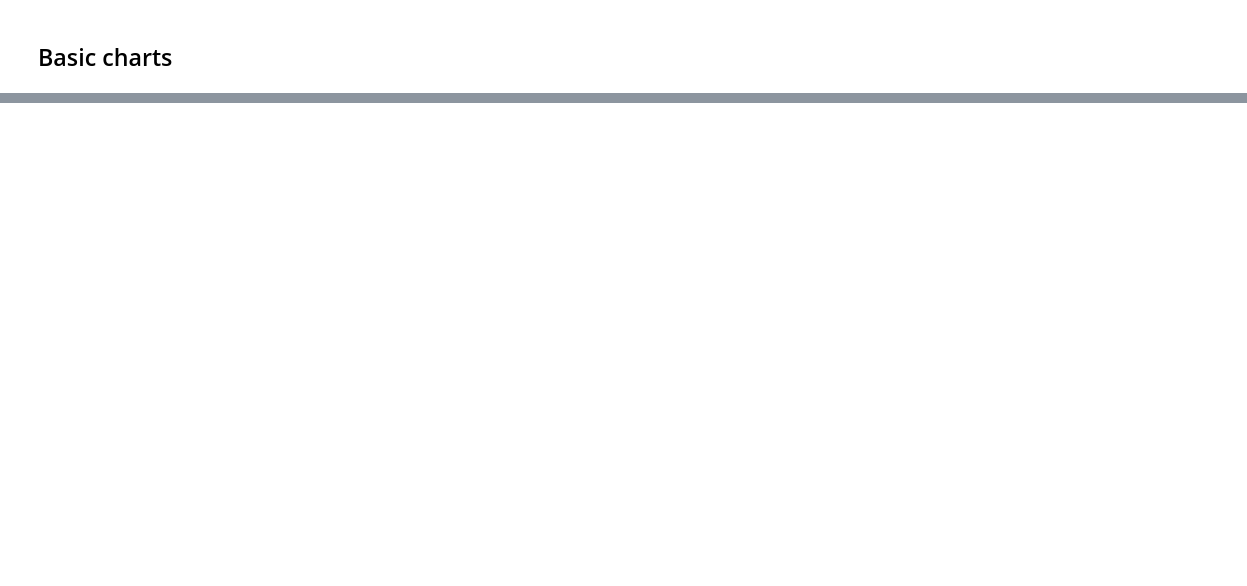
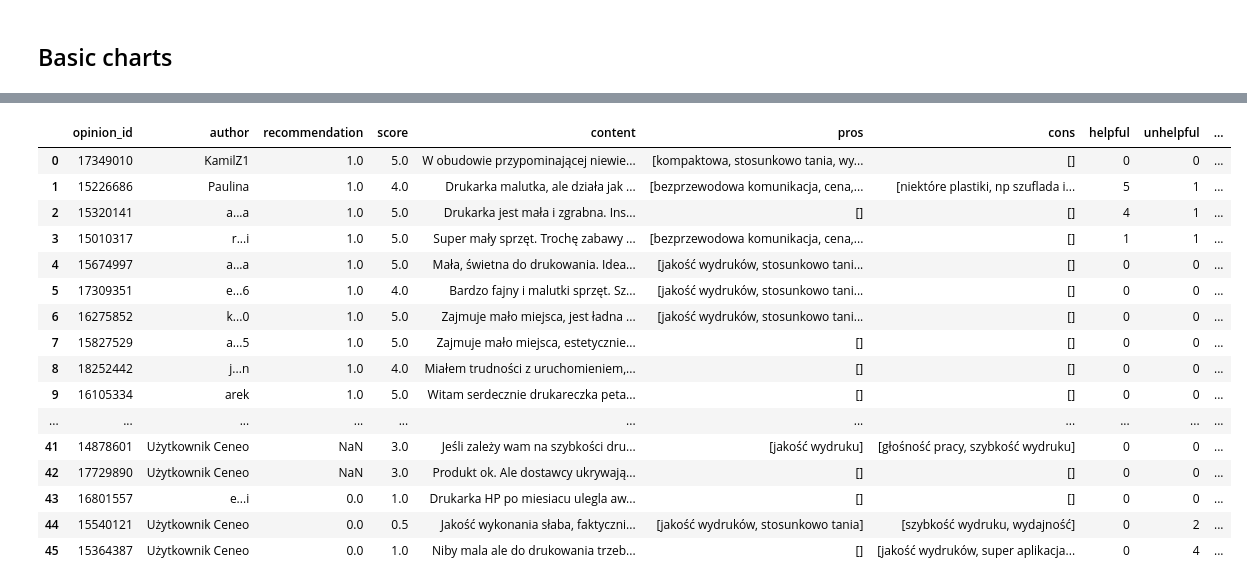
Before and after one commit to Matitojanu/CeneoScraperMJ, a Jupyter notebook: analyzer.ipynb, the cells around one changed output, grey strips where cells are left out. Cells and saved outputs as stored; diff of their text form; code cells hidden in the pictures; blank space fills up the shorter version.

```diff
--- a/analyzer.ipynb
+++ b/analyzer.ipynb
@@ -39,0 +60,20 @@ score_distribution.plot.bar()
+# %%
+opinions
+# %% [output]
+|  | opinion_id | author | recommendation | score | content | pros | cons | helpful | unhelpful | ... |
+| 0 | 17349010 | KamilZ1 | 1.0 | 5.0 | W obudowie przypominającej niewie... | [kompaktowa, stosunkowo tania, wy... | [] | 0 | 0 | ... |
+| 1 | 15226686 | Paulina | 1.0 | 4.0 | Drukarka malutka, ale działa jak ... | [bezprzewodowa komunikacja, cena,... | [niektóre plastiki, np szuflada i... | 5 | 1 | ... |
+| 2 | 15320141 | a...a | 1.0 | 5.0 | Drukarka jest mała i zgrabna. Ins... | [] | [] | 4 | 1 | ... |
+| 3 | 15010317 | r...i | 1.0 | 5.0 | Super mały sprzęt. Trochę zabawy ... | [bezprzewodowa komunikacja, cena,... | [] | 1 | 1 | ... |
+| 4 | 15674997 | a...a | 1.0 | 5.0 | Mała, świetna do drukowania. Idea... | [jakość wydruków, stosunkowo tani... | [] | 0 | 0 | ... |
+| 5 | 17309351 | e...6 | 1.0 | 4.0 | Bardzo fajny i malutki sprzęt. Sz... | [jakość wydruków, stosunkowo tani... | [] | 0 | 0 | ... |
+| 6 | 16275852 | k...0 | 1.0 | 5.0 | Zajmuje mało miejsca, jest ładna ... | [jakość wydruków, stosunkowo tani... | [] | 0 | 0 | ... |
+| 7 | 15827529 | a...5 | 1.0 | 5.0 | Zajmuje mało miejsca, estetycznie... | [] | [] | 0 | 0 | ... |
+| 8 | 18252442 | j...n | 1.0 | 4.0 | Miałem trudności z uruchomieniem,... | [] | [] | 0 | 0 | ... |
+| 9 | 16105334 | arek | 1.0 | 5.0 | Witam serdecznie drukareczka peta... | [] | [] | 0 | 0 | ... |
+| ... | ... | ... | ... | ... | ... | ... | ... | ... | ... | ... |
+| 41 | 14878601 | Użytkownik Ceneo | NaN | 3.0 | Jeśli zależy wam na szybkości dru... | [jakość wydruku] | [głośność pracy, szybkość wydruku] | 0 | 0 | ... |
+| 42 | 17729890 | Użytkownik Ceneo | NaN | 3.0 | Produkt ok. Ale dostawcy ukrywają... | [] | [] | 0 | 0 | ... |
+| 43 | 16801557 | e...i | 0.0 | 1.0 | Drukarka HP po miesiacu ulegla aw... | [] | [] | 0 | 0 | ... |
+| 44 | 15540121 | Użytkownik Ceneo | 0.0 | 0.5 | Jakość wykonania słaba, faktyczni... | [jakość wydruków, stosunkowo tania] | [szybkość wydruku, wydajność] | 0 | 2 | ... |
+| 45 | 15364387 | Użytkownik Ceneo | 0.0 | 1.0 | Niby mala ale do drukowania trzeb... | [] | [jakość wydruków, super aplikacja... | 0 | 4 | ... |
```
Also changed, not shown: parts of 10 cells of this notebook, 1 other file.
